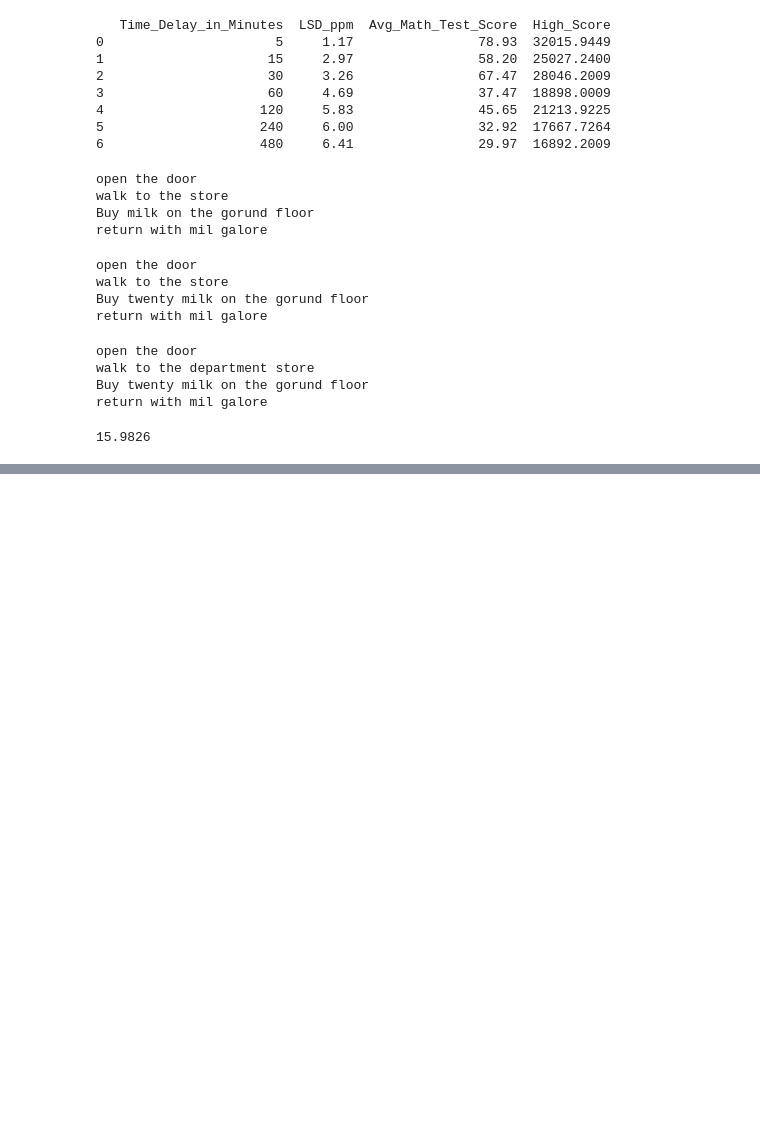
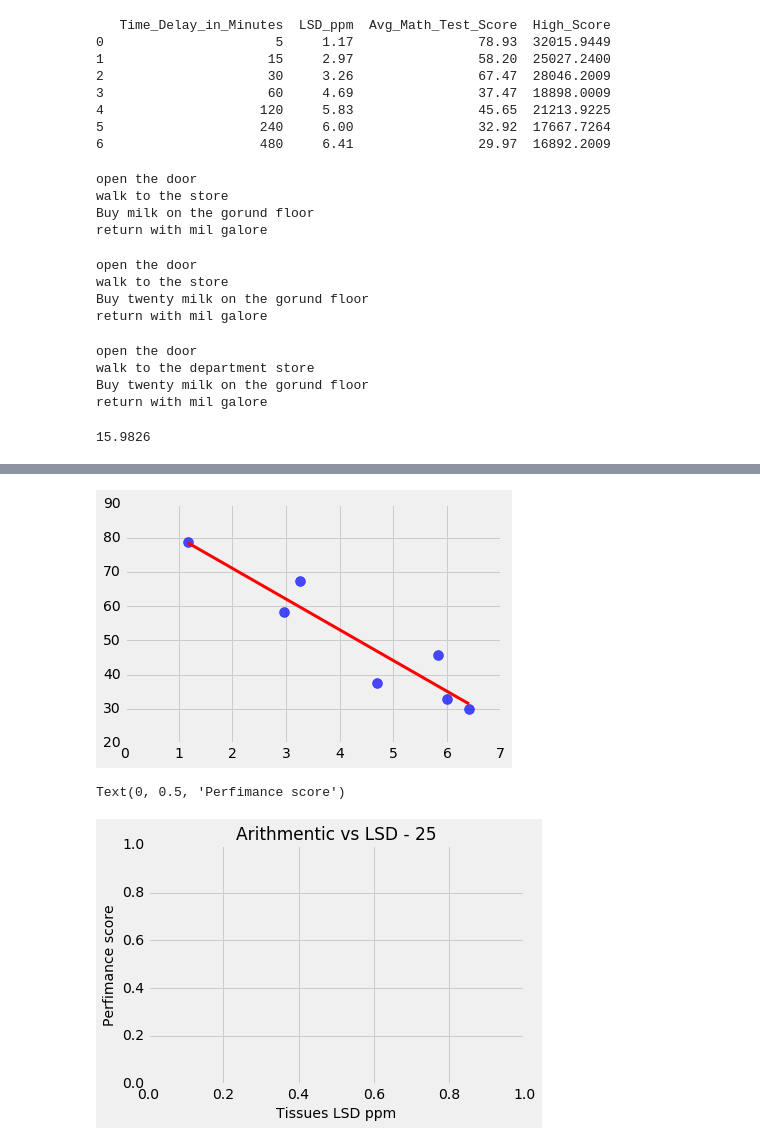
Before and after one commit to Samuel-S-Ampofo/MachineLearning, a Jupyter notebook: python programming for data Science.ipynb, the cells around one changed output, grey strips where cells are left out. Saved outputs shown, nothing was run; the diff lists cells and outputs as text; code cells hidden in the pictures; blank space fills up the shorter version.

```diff
--- a/python programming for data Science.ipynb
+++ b/python programming for data Science.ipynb
@@ -289,0 +306,13 @@ Namespaces are one honking great idea -- let's do more of those!
+# %%
+%matplotlib inline
+plt.style.use('fivethirtyeight')
+plt.scatter(LSD, score,  color='blue', s=100, alpha=0.7)
+plt.plot(LSD,predicted_score, color='red',linewidth=3)
+plt.show()
+plt.title('Arithmentic vs LSD - 25',fontsize=17)
+plt.xlabel('Tissues LSD ppm',fontsize=14)
+plt.ylabel('Perfimance score',fontsize=14)
+# %% [output]
+[figure, added]
+Text(0, 0.5, 'Perfimance score')
+[figure, added]
```
Also changed, not shown: parts of 8 cells of this notebook, 2 other files.
